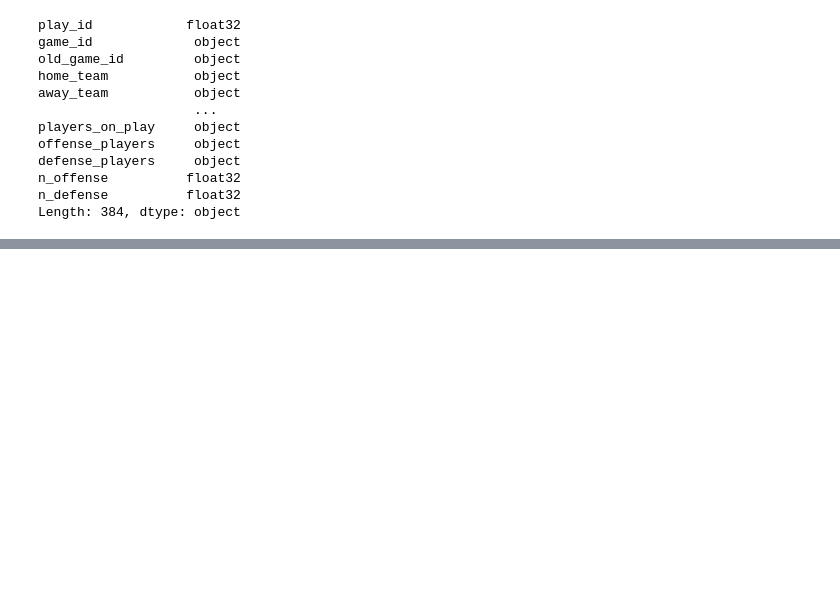
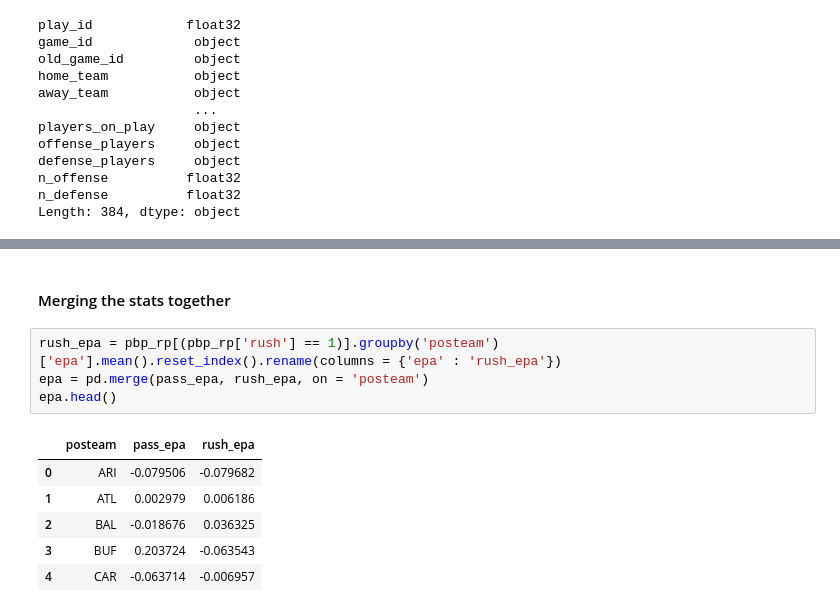
Before and after one commit to tejseth/nfl-tutorials-2022, a Jupyter notebook: nfl_data_py_1.ipynb, the cells around one changed output, grey strips where cells are left out. Saved outputs shown, nothing was run; the diff lists cells and outputs as text; blank space fills up the shorter version.

```diff
--- a/nfl_data_py_1.ipynb
+++ b/nfl_data_py_1.ipynb
@@ -58,0 +100,13 @@ Length: 384, dtype: object
+# %% [markdown]
+#### Merging the stats together
+# %%
+rush_epa = pbp_rp[(pbp_rp['rush'] == 1)].groupby('posteam')['epa'].mean().reset_index().rename(columns = {'epa' : 'rush_epa'})
+epa = pd.merge(pass_epa, rush_epa, on = 'posteam')
+epa.head()
+# %% [output]
+|  | posteam | pass_epa | rush_epa |
+| 0 | ARI | -0.079506 | -0.079682 |
+| 1 | ATL | 0.002979 | 0.006186 |
+| 2 | BAL | -0.018676 | 0.036325 |
+| 3 | BUF | 0.203724 | -0.063543 |
+| 4 | CAR | -0.063714 | -0.006957 |
```
Also changed, not shown: parts of 15 cells of this notebook.
